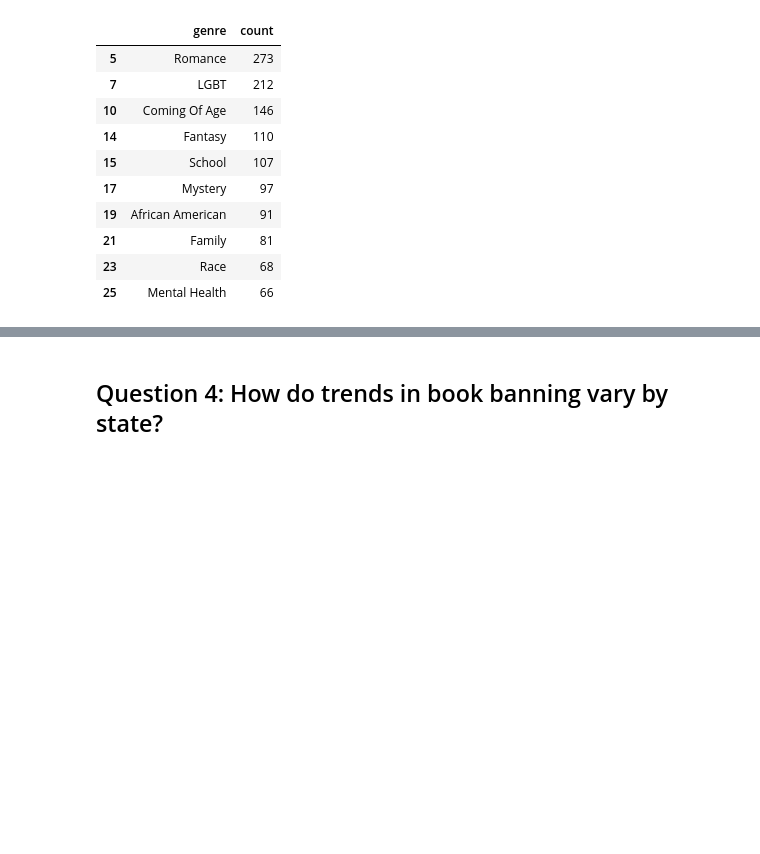
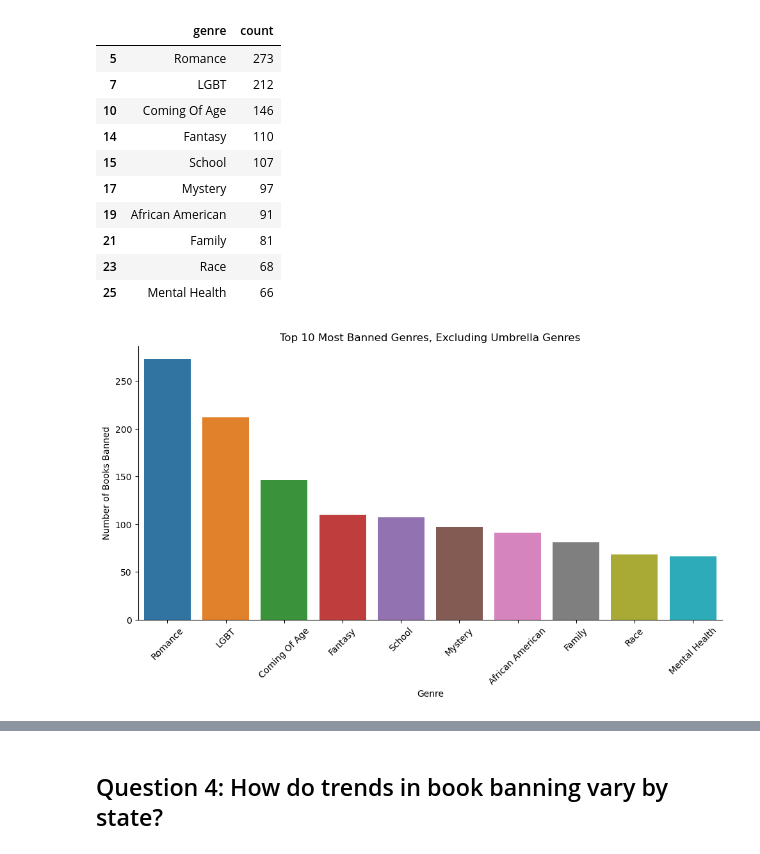
Before and after one commit to yashadoddabele/bannedbooks_project, a Jupyter notebook: bannedbooks.ipynb, the cells around one changed output, grey strips where cells are left out. Drawn from its saved outputs; the diff is of its cells as text; code cells hidden in the pictures; blank space fills up the shorter version.

```diff
--- a/bannedbooks.ipynb
+++ b/bannedbooks.ipynb
@@ -261,4 +261,16 @@ specific_df_genre_counts.head(10)
 | 21 | Family | 81 |
 | 23 | Race | 68 |
 | 25 | Mental Health | 66 |
+# %%
+# plot of 10 most banned genres, excluding umbrella genres
+
+sns.catplot(data = specific_df_genre_counts.head(10), x = "genre", y = "count", kind = "bar", aspect = 2)
+plt.xticks(rotation = 45)
+plt.title("Top 10 Most Banned Genres, Excluding Umbrella Genres")
+plt.xlabel("Genre")
+plt.ylabel("Number of Books Banned")
+
+plt.show()
+# %% [output]
+[figure, added]
 # %%
```
Also changed, not shown: parts of 1 cell of this notebook.
